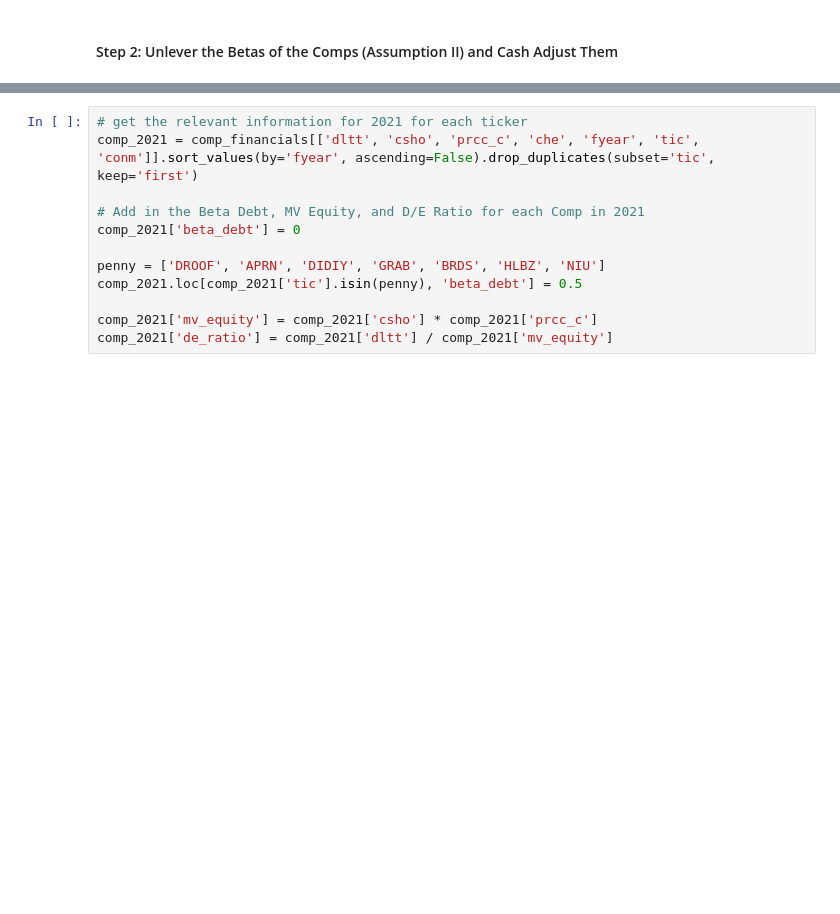
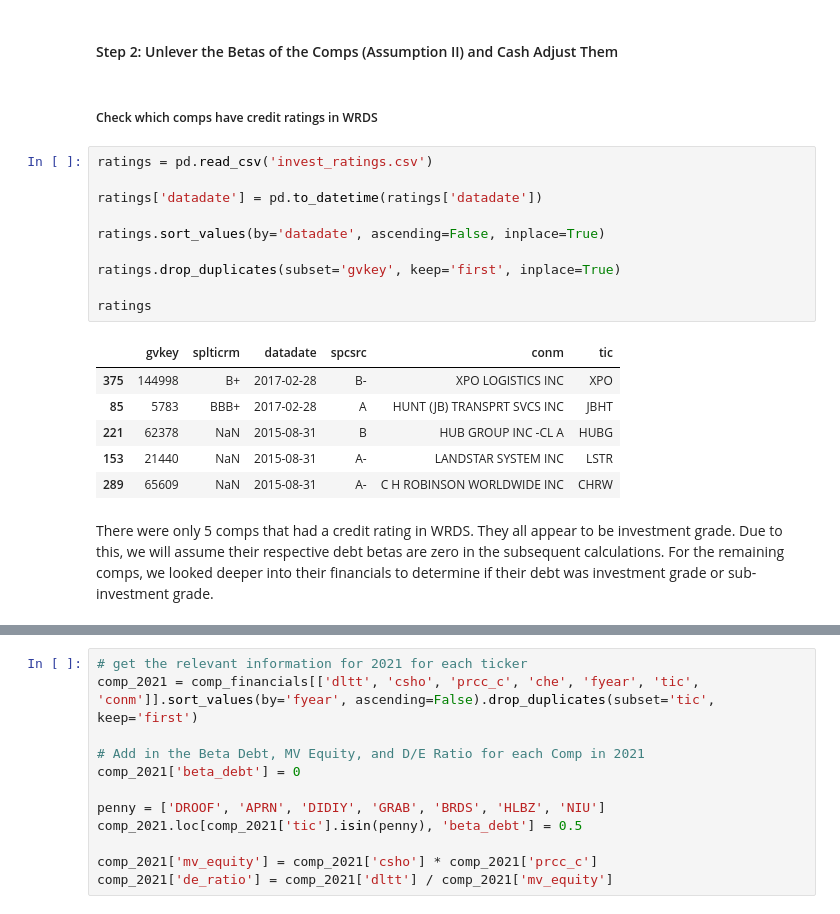
Before and after one commit to acremins1/SCL-and-Comps-Analysis, a Jupyter notebook: scl_analysis.ipynb, the cells around one changed output, grey strips where cells are left out. Cells and saved outputs as stored; diff of their text form; blank space fills up the shorter version.

```diff
--- a/scl_analysis.ipynb
+++ b/scl_analysis.ipynb
@@ -495,6 +495,27 @@ freight_beta
 | LSTR | 0.721047 |
 # %% [markdown]
 #### Step 2: Unlever the Betas of the Comps (Assumption II) and Cash Adjust Them
+# %% [markdown]
+##### Check which comps have credit ratings in WRDS
+# %%
+ratings = pd.read_csv('invest_ratings.csv')
+
+ratings['datadate'] = pd.to_datetime(ratings['datadate'])
+
+ratings.sort_values(by='datadate', ascending=False, inplace=True)
+
+ratings.drop_duplicates(subset='gvkey', keep='first', inplace=True)
+
+ratings
+# %% [output]
+|  | gvkey | splticrm | datadate | spcsrc | conm | tic |
+| 375 | 144998 | B+ | 2017-02-28 | B- | XPO LOGISTICS INC | XPO |
+| 85 | 5783 | BBB+ | 2017-02-28 | A | HUNT (JB) TRANSPRT SVCS INC | JBHT |
+| 221 | 62378 | NaN | 2015-08-31 | B | HUB GROUP INC -CL A | HUBG |
+| 153 | 21440 | NaN | 2015-08-31 | A- | LANDSTAR SYSTEM INC | LSTR |
+| 289 | 65609 | NaN | 2015-08-31 | A- | C H ROBINSON WORLDWIDE INC | CHRW |
+# %% [markdown]
+There were only 5 comps that had a credit rating in WRDS. They all appear to be investment grade. Due to this, we will assume their respective debt betas are zero in the subsequent calculations. For the remaining comps, we looked deeper into their financials to determine if their debt was investment grade or sub-investment grade.
 # %% [markdown]
 <table>
 <tr>
```
Also changed, not shown: 1 other file.
